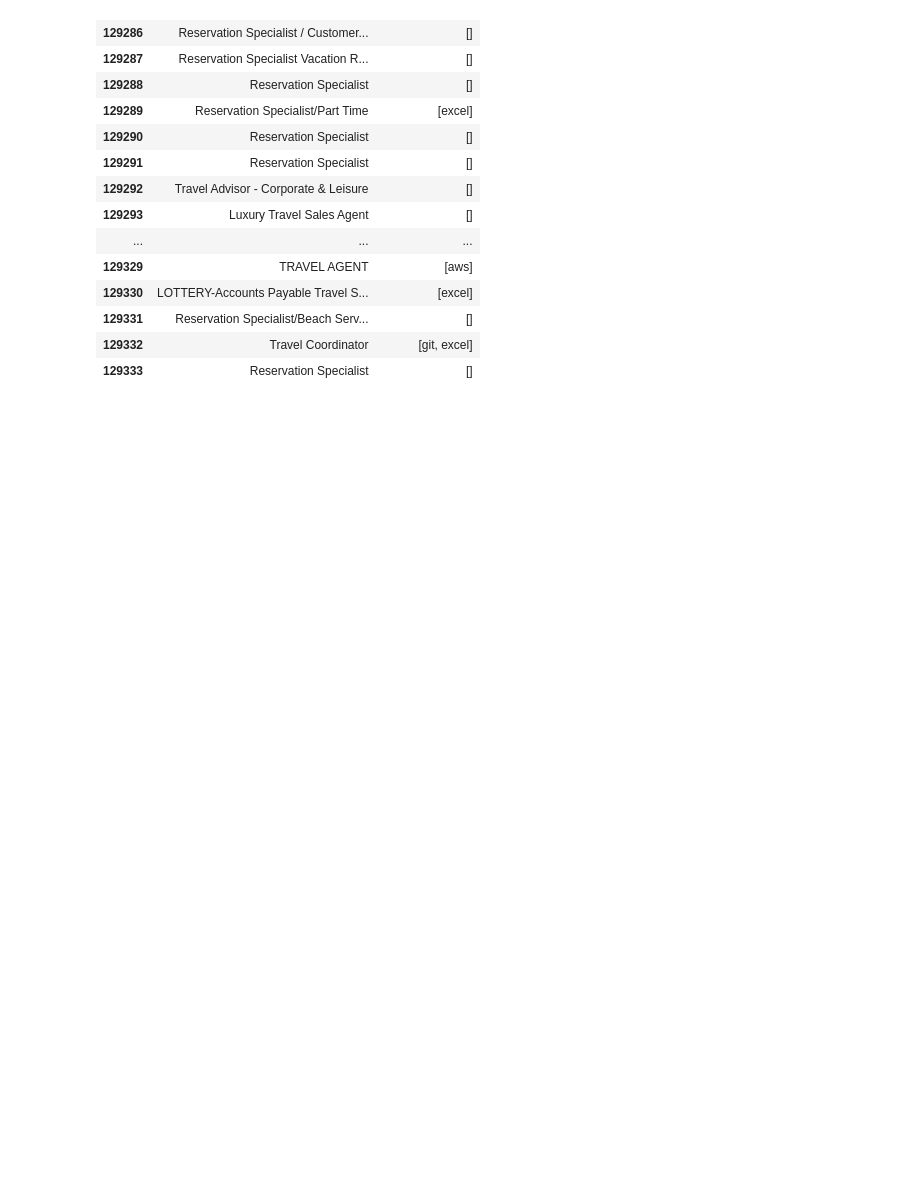
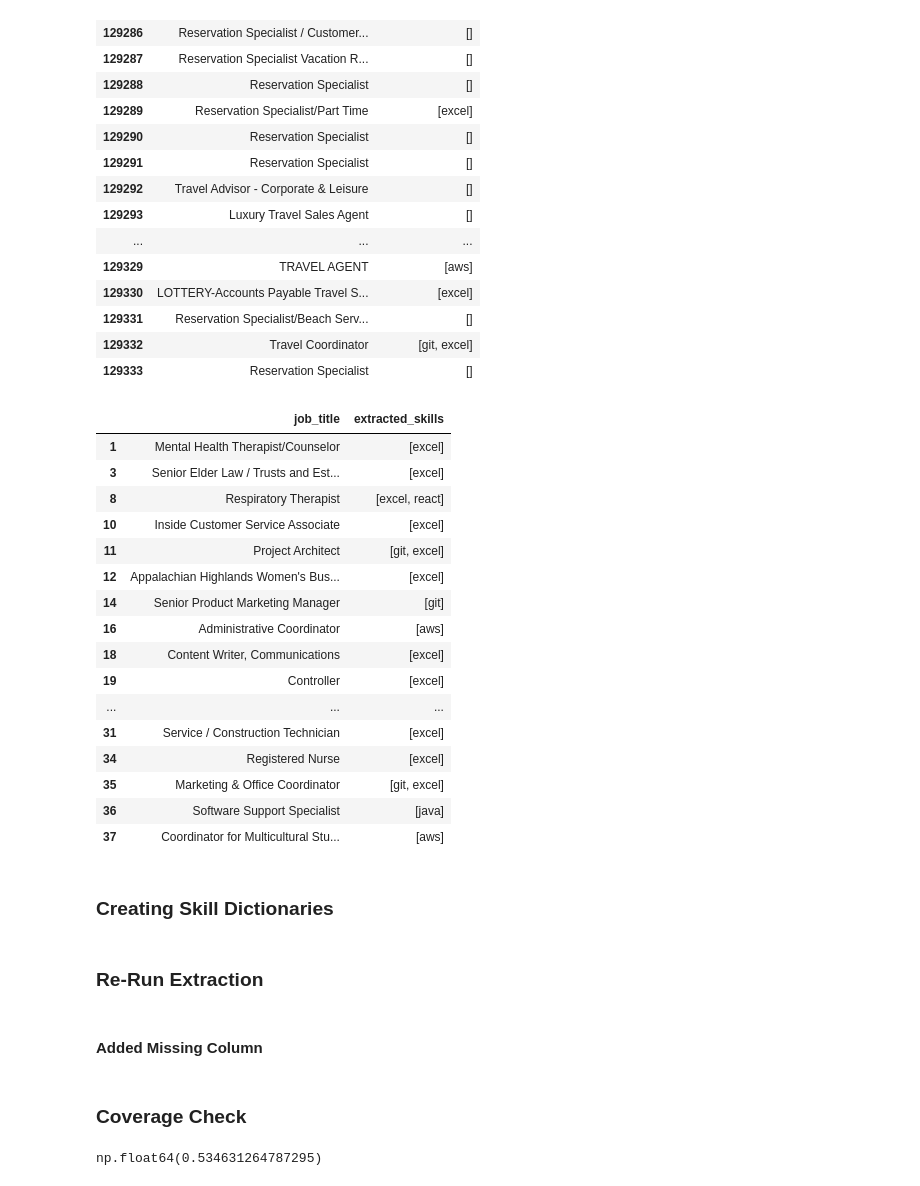
Before and after one commit to sufyan14/job-market-intelligence-system, a Jupyter notebook: notebooks/02_text_processing.ipynb, the cells around one changed output. Drawn from its saved outputs; the diff is of its cells as text; code cells hidden in the pictures; blank space fills up the shorter version.

```diff
--- a/notebooks/02_text_processing.ipynb
+++ b/notebooks/02_text_processing.ipynb
@@ -342,3 +348,27 @@ combined_canonical[["job_title", "extracted_skills"]].tail(50)
 | 129331 | Reservation Specialist/Beach Serv... | [] |
 | 129332 | Travel Coordinator | [git, excel] |
 | 129333 | Reservation Specialist | [] |
+# %%
+combined_canonical[
+    combined_canonical["extracted_skills"].str.len() > 0
+][["job_title", "extracted_skills"]].head(20)
+# %% [output]
+|  | job_title | extracted_skills |
+| 1 | Mental Health Therapist/Counselor | [excel] |
+| 3 | Senior Elder Law / Trusts and Est... | [excel] |
+| 8 | Respiratory Therapist | [excel, react] |
+| 10 | Inside Customer Service Associate | [excel] |
+| 11 | Project Architect | [git, excel] |
+| 12 | Appalachian Highlands Women's Bus... | [excel] |
+| 14 | Senior Product Marketing Manager | [git] |
+| 16 | Administrative Coordinator | [aws] |
+| 18 | Content Writer, Communications | [excel] |
+| 19 | Controller | [excel] |
+| ... | ... | ... |
+| 31 | Service / Construction Technician | [excel] |
+| 34 | Registered Nurse | [excel] |
+| 35 | Marketing & Office Coordinator | [git, excel] |
+| 36 | Software Support Specialist | [java] |
+| 37 | Coordinator for Multicultural Stu... | [aws] |
+# %% [markdown]
+### Creating Skill Dictionaries
@@ -344,0 +397,2 @@ combined_canonical[["job_title", "extracted_skills"]].tail(50)
+# %% [markdown]
+### Re-Run Extraction
@@ -344,0 +406,2 @@ combined_canonical[["job_title", "extracted_skills"]].tail(50)
+# %% [markdown]
+#### Added Missing Column
@@ -344,0 +413,14 @@ combined_canonical[["job_title", "extracted_skills"]].tail(50)
+# %% [markdown]
+### Coverage Check
+# %%
+combined_canonical["skills_v2"] = combined_canonical["job_text"].apply(
+    lambda x: extract_skills(x, SKILL_VOCAB)
+)
+
+coverage = (
+    combined_canonical["skills_v2"].str.len() > 0
+).mean()
+
+coverage
+# %% [output]
+np.float64(0.534631264787295)
```
Also changed, not shown: parts of 10 cells of this notebook.
